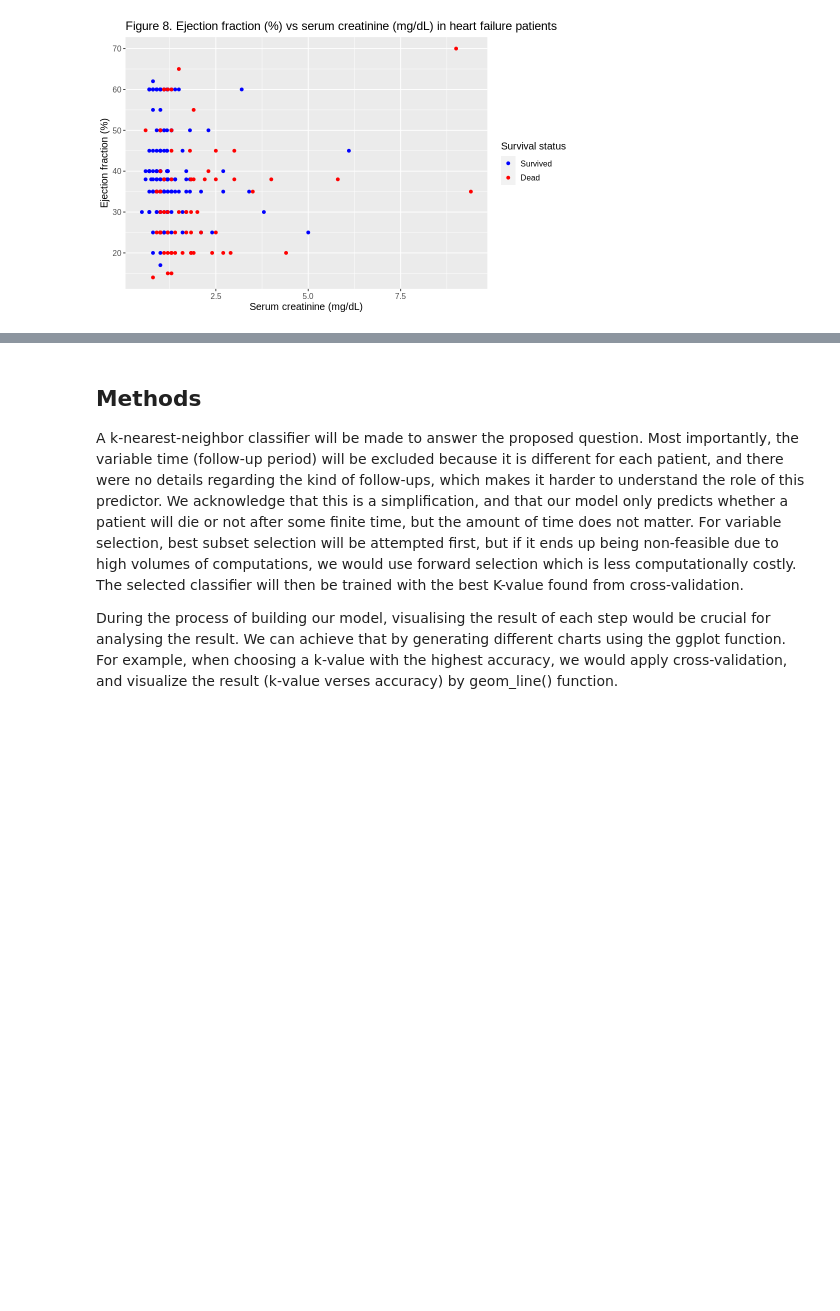
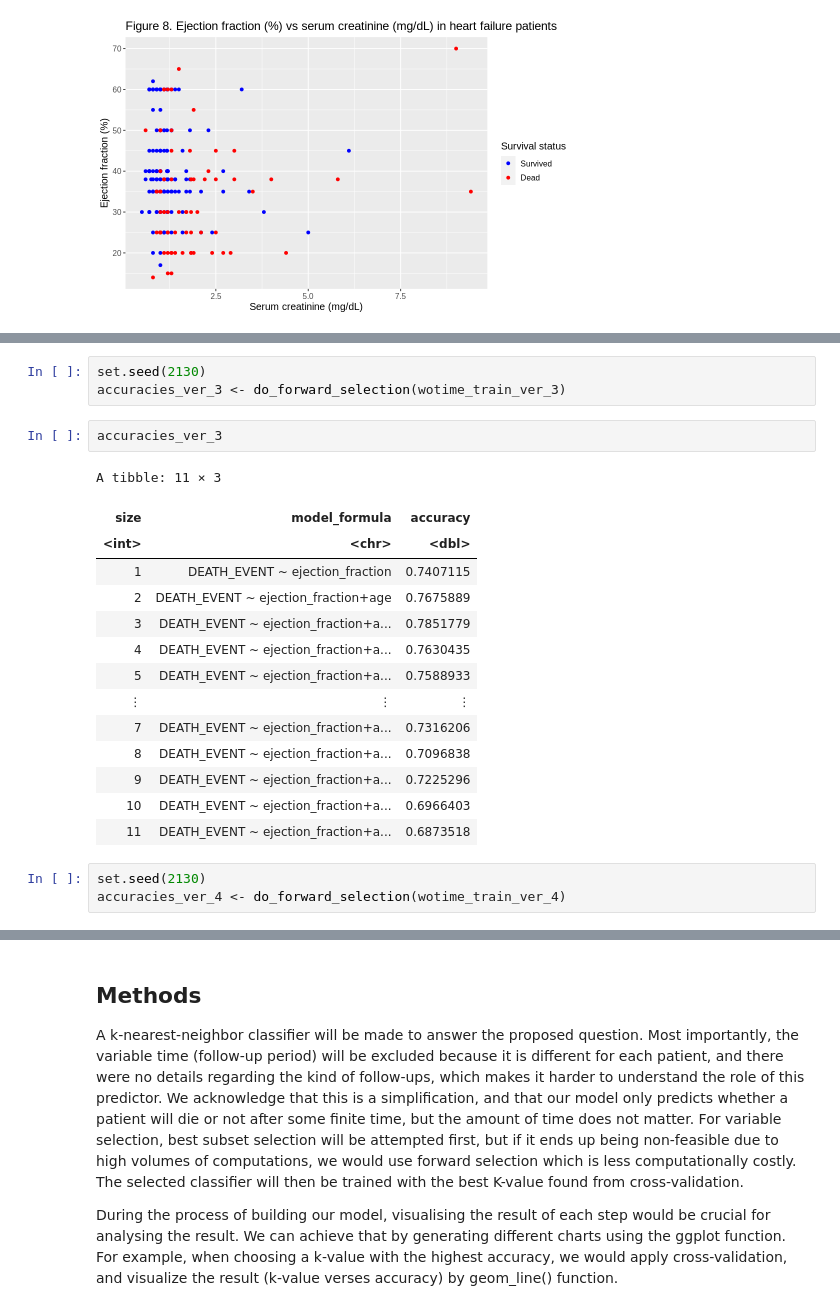
Before and after one commit to ShiyuDeng-Simon/group_project, a Jupyter notebook: Proposal.ipynb, the cells around one changed output, grey strips where cells are left out. Saved outputs shown, nothing was run; the diff lists cells and outputs as text; blank space fills up the shorter version.

```diff
--- a/Proposal.ipynb
+++ b/Proposal.ipynb
@@ -368,0 +583,23 @@ plot8
+# %%
+set.seed(2130)
+accuracies_ver_3 <- do_forward_selection(wotime_train_ver_3)
+# %%
+accuracies_ver_3
+# %% [output]
+A tibble: 11 × 3
+| size | model_formula | accuracy |
+| <int> | <chr> | <dbl> |
+| 1 | DEATH_EVENT ~ ejection_fraction | 0.7407115 |
+| 2 | DEATH_EVENT ~ ejection_fraction+age | 0.7675889 |
+| 3 | DEATH_EVENT ~ ejection_fraction+a... | 0.7851779 |
+| 4 | DEATH_EVENT ~ ejection_fraction+a... | 0.7630435 |
+| 5 | DEATH_EVENT ~ ejection_fraction+a... | 0.7588933 |
+| ⋮ | ⋮ | ⋮ |
+| 7 | DEATH_EVENT ~ ejection_fraction+a... | 0.7316206 |
+| 8 | DEATH_EVENT ~ ejection_fraction+a... | 0.7096838 |
+| 9 | DEATH_EVENT ~ ejection_fraction+a... | 0.7225296 |
+| 10 | DEATH_EVENT ~ ejection_fraction+a... | 0.6966403 |
+| 11 | DEATH_EVENT ~ ejection_fraction+a... | 0.6873518 |
+# %%
+set.seed(2130)
+accuracies_ver_4 <- do_forward_selection(wotime_train_ver_4)
```
Also changed, not shown: parts of 15 cells of this notebook.
